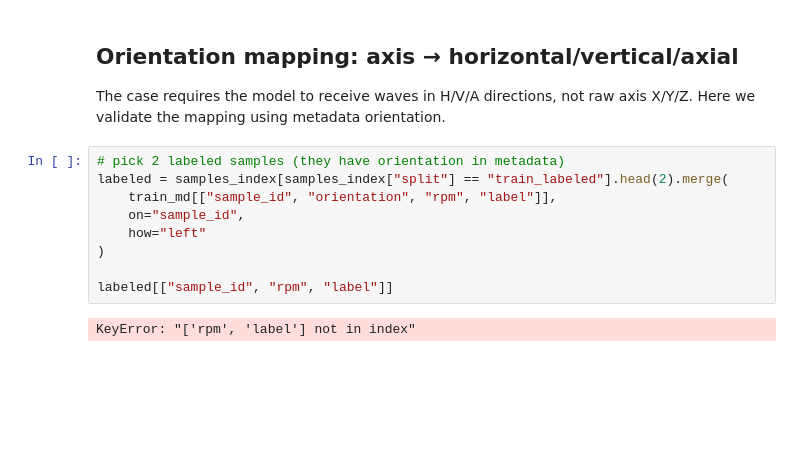
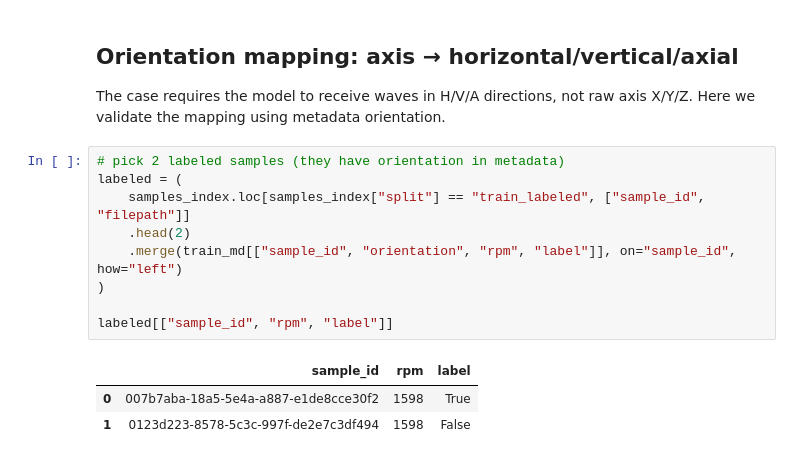
Before and after one commit to marioandrededeus/vibration-condition-monitoring, a Jupyter notebook: notebooks/01_part2_pipeline.ipynb, the cells around one changed output. Saved outputs shown, nothing was run; the diff lists cells and outputs as text; blank space fills up the shorter version.

```diff
--- a/notebooks/01_part2_pipeline.ipynb
+++ b/notebooks/01_part2_pipeline.ipynb
@@ -234,12 +238,14 @@ The case requires the model to receive waves in H/V/A directions, not raw axis X
 Here we validate the mapping using metadata orientation.
 # %%
 # pick 2 labeled samples (they have orientation in metadata)
-labeled = samples_index[samples_index["split"] == "train_labeled"].head(2).merge(
-    train_md[["sample_id", "orientation", "rpm", "label"]],
-    on="sample_id",
-    how="left"
+labeled = (
+    samples_index.loc[samples_index["split"] == "train_labeled", ["sample_id", "filepath"]]
+    .head(2)
+    .merge(train_md[["sample_id", "orientation", "rpm", "label"]], on="sample_id", how="left")
 )
 
 labeled[["sample_id", "rpm", "label"]]
 # %% [output]
-KeyError: "['rpm', 'label'] not in index"
+|  | sample_id | rpm | label |
+| 0 | 007b7aba-18a5-5e4a-a887-e1de8cce30f2 | 1598 | True |
+| 1 | 0123d223-8578-5c3c-997f-de2e7c3df494 | 1598 | False |
```
Also changed, not shown: parts of 7 cells of this notebook.
